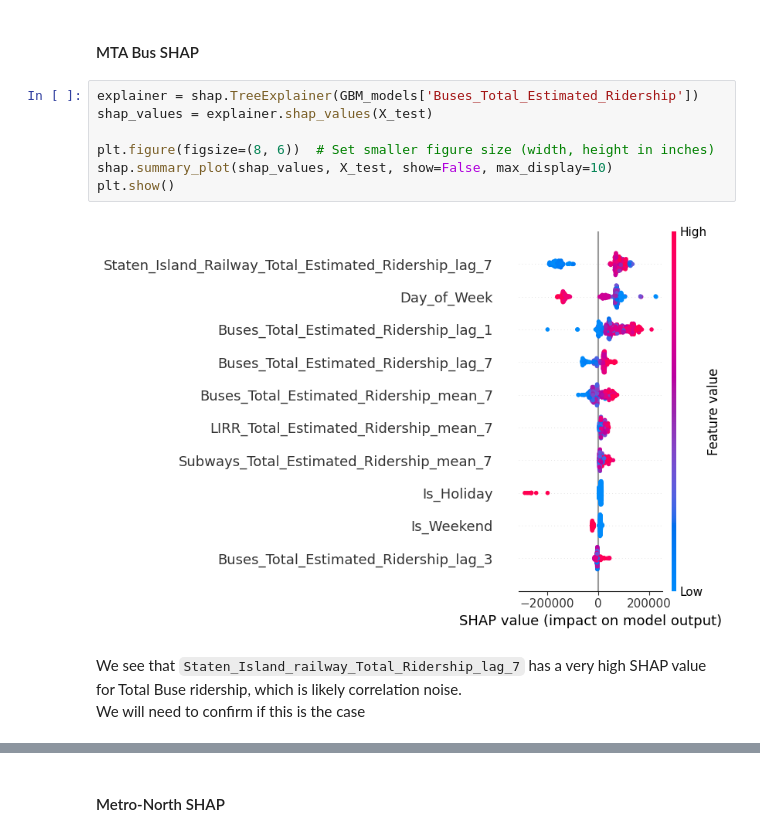
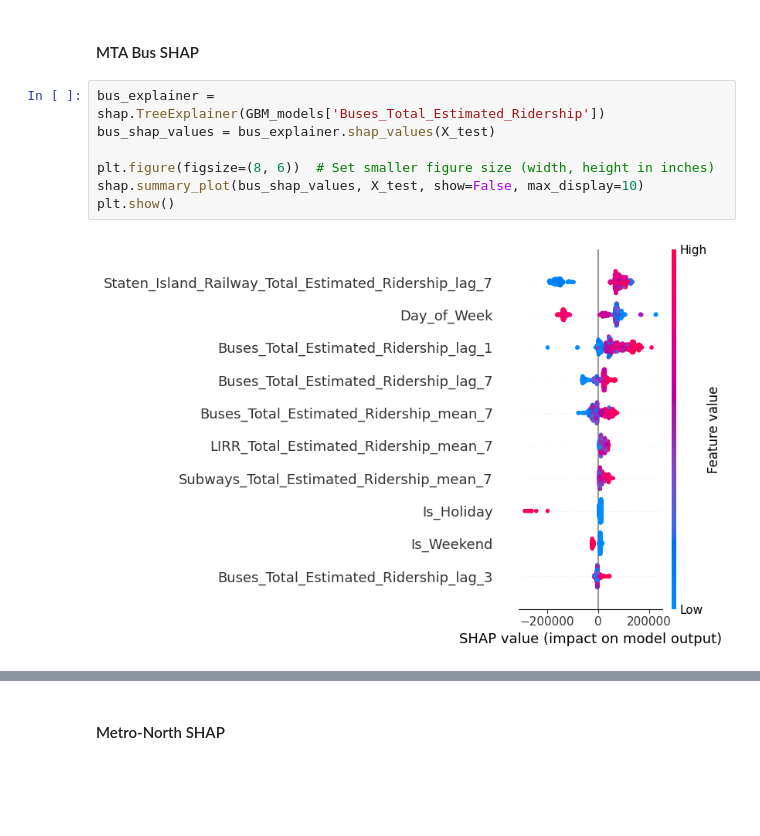
Before and after one commit to Raiden-Makoto/ScaryVirus, a Jupyter notebook: LightGBM.ipynb, the cells around one changed output, grey strips where cells are left out. Drawn from its saved outputs; the diff is of its cells as text; blank space fills up the shorter version.

```diff
--- a/LightGBM.ipynb
+++ b/LightGBM.ipynb
@@ -280,14 +291,11 @@ plt.show()
 # %% [markdown]
 #### MTA Bus SHAP
 # %%
-explainer = shap.TreeExplainer(GBM_models['Buses_Total_Estimated_Ridership'])
-shap_values = explainer.shap_values(X_test)
+bus_explainer = shap.TreeExplainer(GBM_models['Buses_Total_Estimated_Ridership'])
+bus_shap_values = bus_explainer.shap_values(X_test)
 
 plt.figure(figsize=(8, 6))  # Set smaller figure size (width, height in inches)
-shap.summary_plot(shap_values, X_test, show=False, max_display=10)
+shap.summary_plot(bus_shap_values, X_test, show=False, max_display=10)
 plt.show()
 # %% [output]
-[figure, old version]
+[figure, new version]
-# %% [markdown]
-We see that `Staten_Island_railway_Total_Ridership_lag_7` has a very high SHAP value for Total Buse ridership, which is likely correlation noise.
-We will need to confirm if this is the case
```
Also changed, not shown: parts of 12 cells of this notebook.
